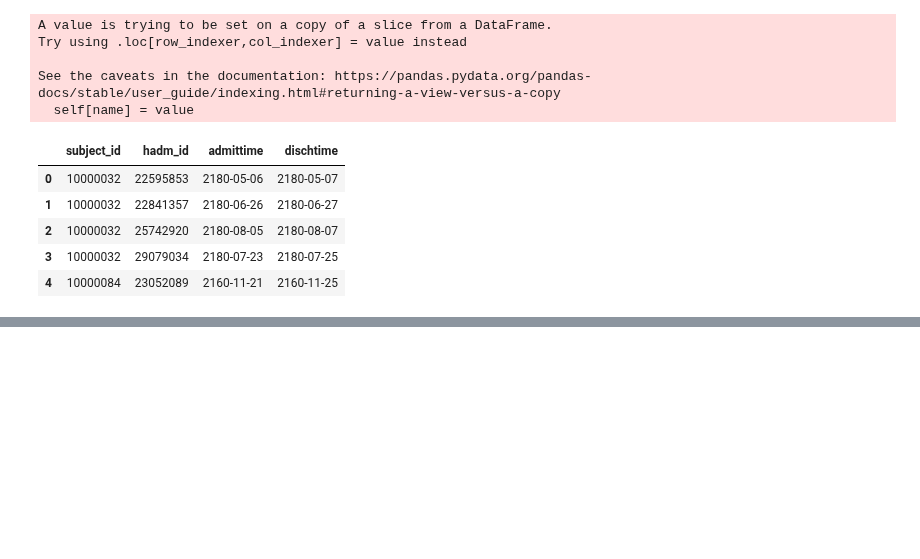
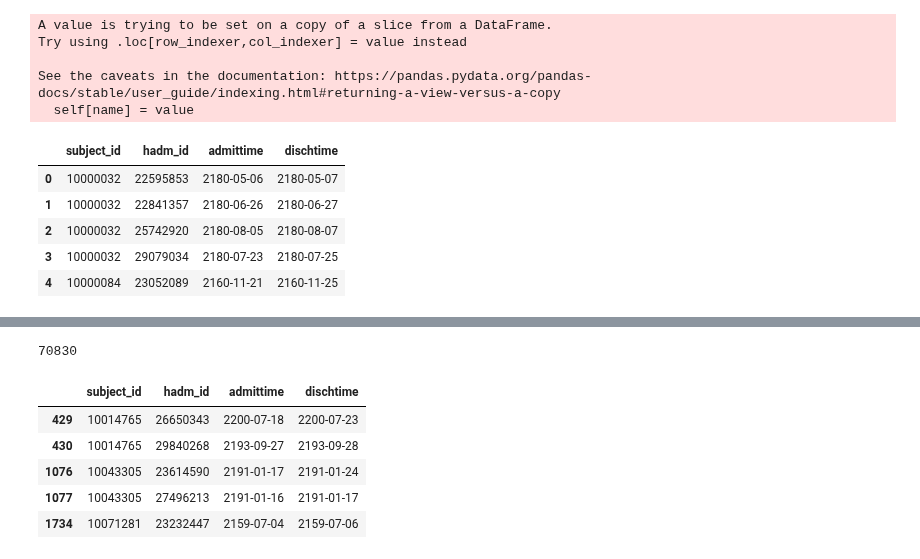
Before and after one commit to barahona-research-group/ICE-NODE, a Jupyter notebook: notebooks/lsr_dx_mimic4v2.0_preparation.ipynb, the cells around one changed output, grey strips where cells are left out. Saved outputs shown, nothing was run; the diff lists cells and outputs as text; code cells hidden in the pictures; blank space fills up the shorter version.

```diff
--- a/notebooks/lsr_dx_mimic4v2.0_preparation.ipynb
+++ b/notebooks/lsr_dx_mimic4v2.0_preparation.ipynb
@@ -207,0 +216,29 @@ proc_selected_df.to_csv(f'{mimic4_dir}/pr_df.csv.gz', compression='gzip', index=
+# %%
+subjects = set(adm_syn_df.subject_id)
+# %%
+len(subjects)
+# %% [output]
+70830
+# %%
+import random
+import numpy as np
+random.seed(42)
+syn_subjects = random.sample(subjects, 400)
+# %%
+adm_syn_df = adm_syn_df[adm_syn_df.subject_id.isin(syn_subjects)]
+diag_syn_df = diag_syn_df[diag_syn_df.subject_id.isin(syn_subjects)]
+proc_syn_df = proc_syn_df[proc_syn_df.subject_id.isin(syn_subjects)]
+# %%
+subject_permute = dict(zip(syn_subjects, np.random.permutation(syn_subjects)))
+subject_shift = {i: np.random.randint(5, 30) for i in syn_subjects}
+# %%
+adm_syn_df['admittime'] = adm_syn_df.apply(lambda r: r['admittime'] +pd.DateOffset(months=subject_shift[r['subject_id']]) , axis=1)
+adm_syn_df['dischtime'] = adm_syn_df.apply(lambda r: r['dischtime'] +pd.DateOffset(months=subject_shift[r['subject_id']]), axis=1)
+adm_syn_df.head()
+# %% [output]
+|  | subject_id | hadm_id | admittime | dischtime |
+| 429 | 10014765 | 26650343 | 2200-07-18 | 2200-07-23 |
+| 430 | 10014765 | 29840268 | 2193-09-27 | 2193-09-28 |
+| 1076 | 10043305 | 23614590 | 2191-01-17 | 2191-01-24 |
+| 1077 | 10043305 | 27496213 | 2191-01-16 | 2191-01-17 |
+| 1734 | 10071281 | 23232447 | 2159-07-04 | 2159-07-06 |
```
Also changed, not shown: parts of 10 cells of this notebook, 18 other files.
